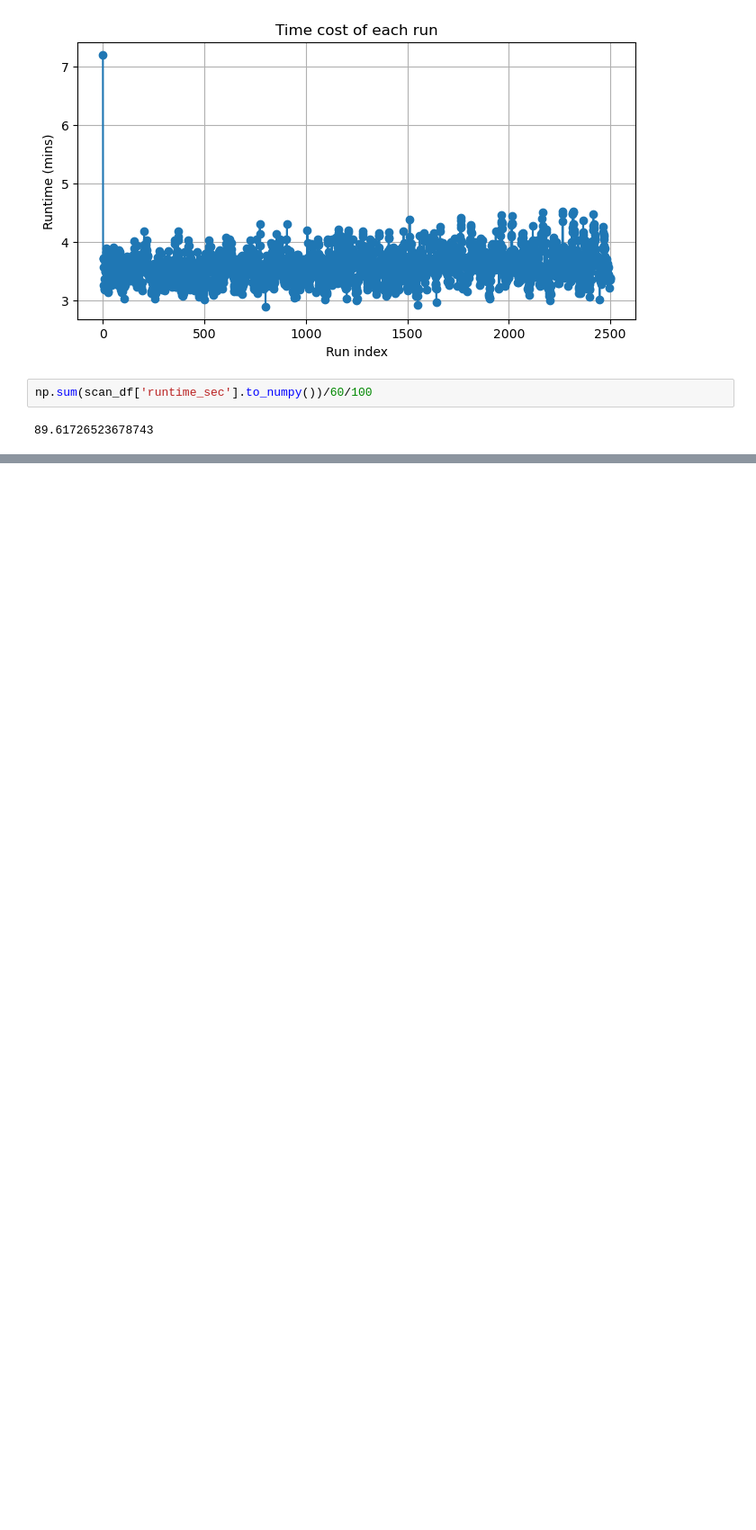
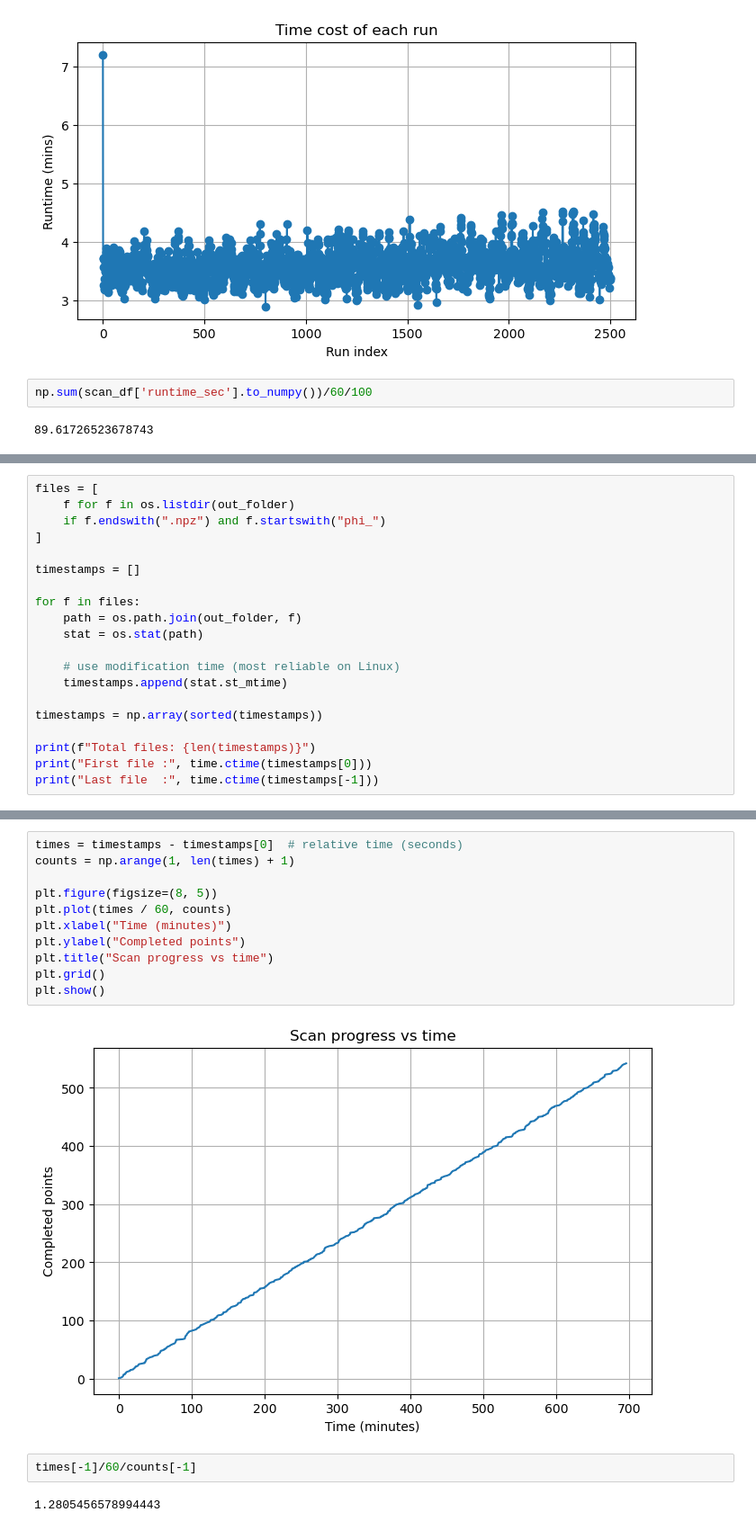
Before and after one commit to yzhaoo/EQuantum, a Jupyter notebook: scan_viewer.ipynb, the cells around one changed output, grey strips where cells are left out. Shown at 90% size. Cells and saved outputs as stored; diff of their text form; blank space fills up the shorter version.

```diff
--- a/scan_viewer.ipynb
+++ b/scan_viewer.ipynb
@@ -474,0 +542,20 @@ np.sum(scan_df['runtime_sec'].to_numpy())/60/100
+# %%
+files = [
+    f for f in os.listdir(out_folder)
+    if f.endswith(".npz") and f.startswith("phi_")
+]
+
+timestamps = []
+
+for f in files:
+    path = os.path.join(out_folder, f)
+    stat = os.stat(path)
+
+    # use modification time (most reliable on Linux)
+    timestamps.append(stat.st_mtime)
+
+timestamps = np.array(sorted(timestamps))
+
+print(f"Total files: {len(timestamps)}")
+print("First file :", time.ctime(timestamps[0]))
+print("Last file  :", time.ctime(timestamps[-1]))
@@ -474,0 +566,17 @@ np.sum(scan_df['runtime_sec'].to_numpy())/60/100
+# %%
+times = timestamps - timestamps[0]  # relative time (seconds)
+counts = np.arange(1, len(times) + 1)
+
+plt.figure(figsize=(8, 5))
+plt.plot(times / 60, counts)
+plt.xlabel("Time (minutes)")
+plt.ylabel("Completed points")
+plt.title("Scan progress vs time")
+plt.grid()
+plt.show()
+# %% [output]
+[figure, added]
+# %%
+times[-1]/60/counts[-1]
+# %% [output]
+1.2805456578994443
```
Also changed, not shown: parts of 11 cells of this notebook, 3 other files.
